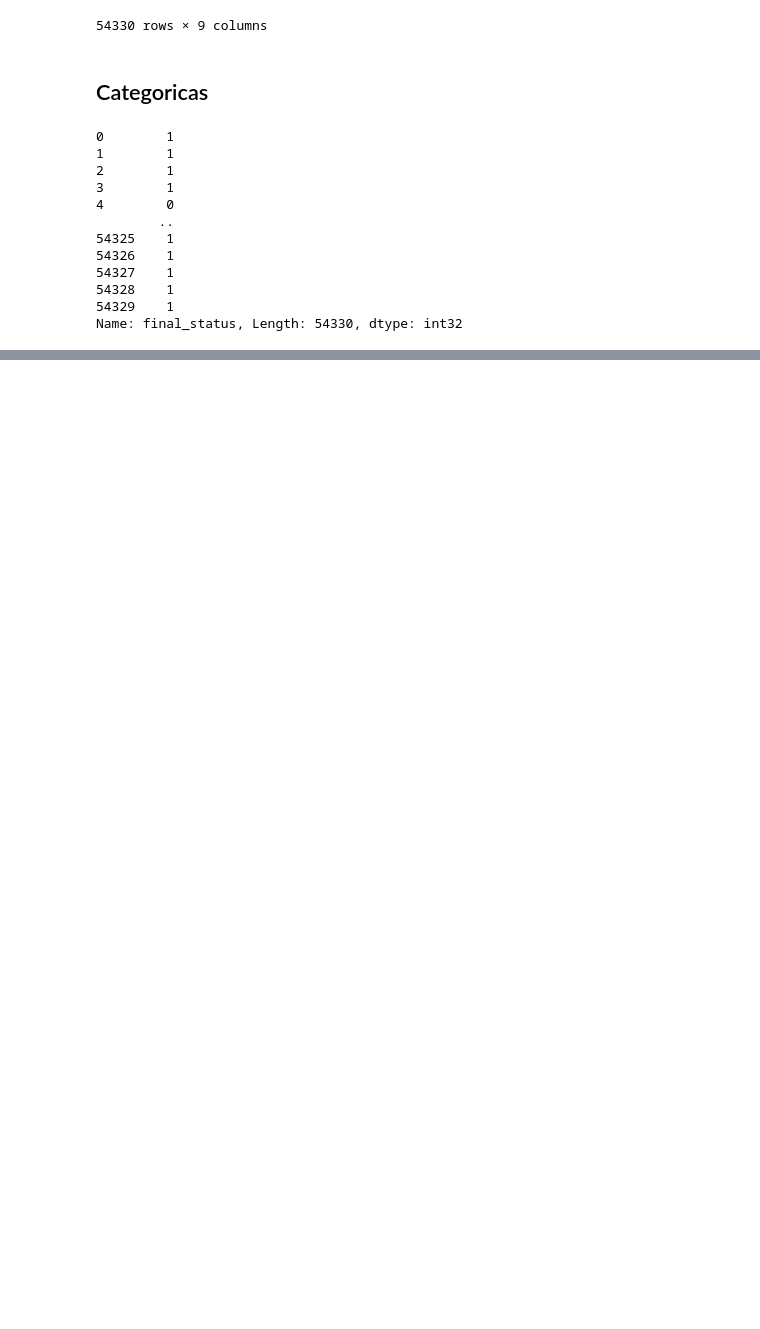
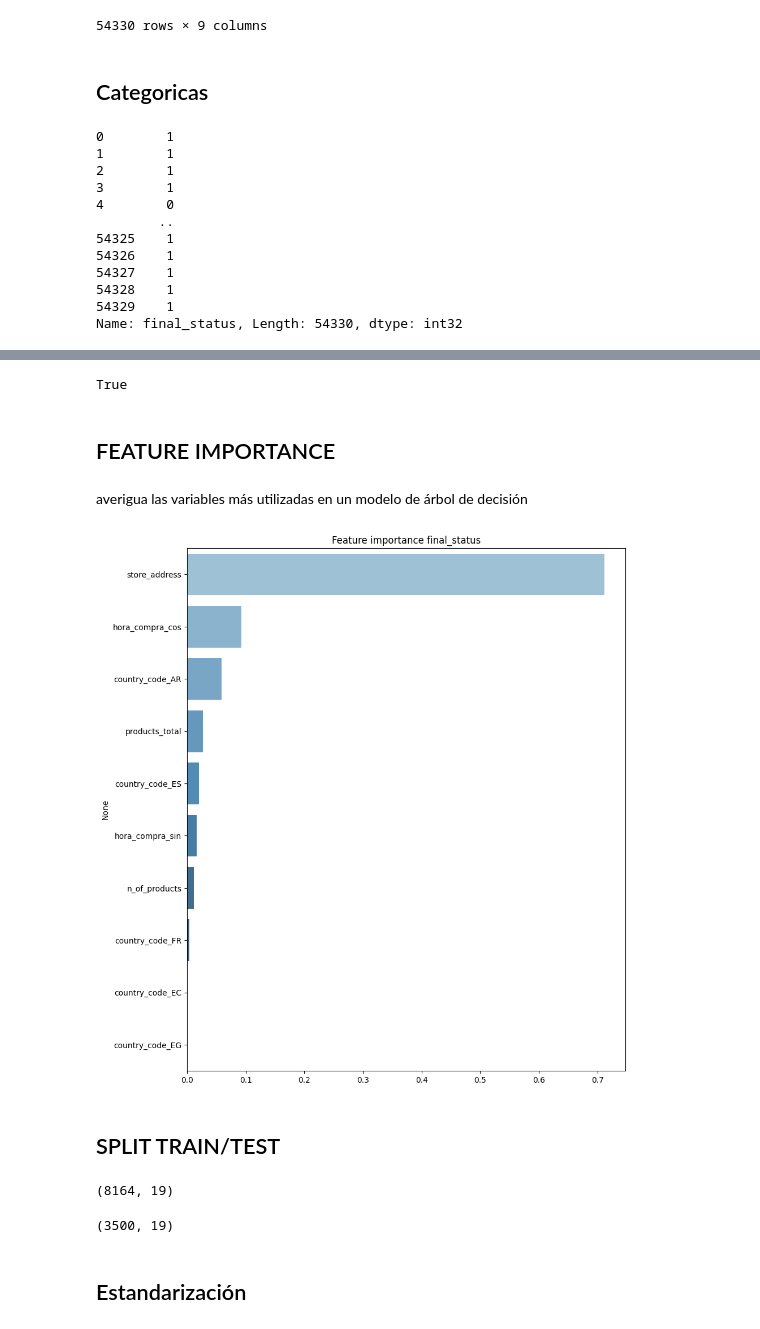
Before and after one commit to Unbiunio/ML_Delivery_Orders, a Jupyter notebook: orders.ipynb, the cells around one changed output, grey strips where cells are left out. Drawn from its saved outputs; the diff is of its cells as text; code cells hidden in the pictures; blank space fills up the shorter version.

Commit message:
estandarización

```diff
--- a/orders.ipynb
+++ b/orders.ipynb
@@ -206,0 +544,3 @@ Name: final_status, Length: 54330, dtype: int32
+# %%
+df = pd.get_dummies(df)
+df_pred = pd.get_dummies(df_pred)
@@ -206,0 +675,29 @@ Name: final_status, Length: 54330, dtype: int32
+# %%
+# verificamos que los dataset tienen el mismo número de variables
+
+df_pred.shape[1] == df.shape[1] -1 #el -1 es porque df tiene la columna target
+# %% [output]
+True
+# %% [markdown]
+## FEATURE IMPORTANCE
+# %% [markdown]
+averigua las variables más utilizadas en un modelo de árbol de decisión
+# %%
+params = {'random_state': 42, 'n_jobs': 4, 'n_estimators': 100, 'max_depth': 4}
+
+x, y = df.drop('final_status',axis=1), df['final_status']
+# entrena un RandomForest Classifier
+clf = RandomForestClassifier(**params)
+clf = clf.fit(x, y)
+# Plotea las 10 mejores Features importances
+features = clf.feature_importances_[:10]
+columnas = x.columns[:10]
+imp = pd.Series(data=features, index=columnas).sort_values(ascending=False)
+plt.figure(figsize=(10,12))
+plt.title("Feature importance {}".format('final_status'))
+ax = sns.barplot(y=imp.index, x=imp.values, palette="Blues_d", orient='h')
+plt.show()
+# %% [output]
+[figure, added]
+# %% [markdown]
+## SPLIT TRAIN/TEST
@@ -206,0 +711,10 @@ Name: final_status, Length: 54330, dtype: int32
+# %%
+X_train.shape
+# %% [output]
+(8164, 19)
+# %%
+X_test.shape
+# %% [output]
+(3500, 19)
+# %% [markdown]
+## Estandarización
```
Also changed, not shown: parts of 66 cells of this notebook.
